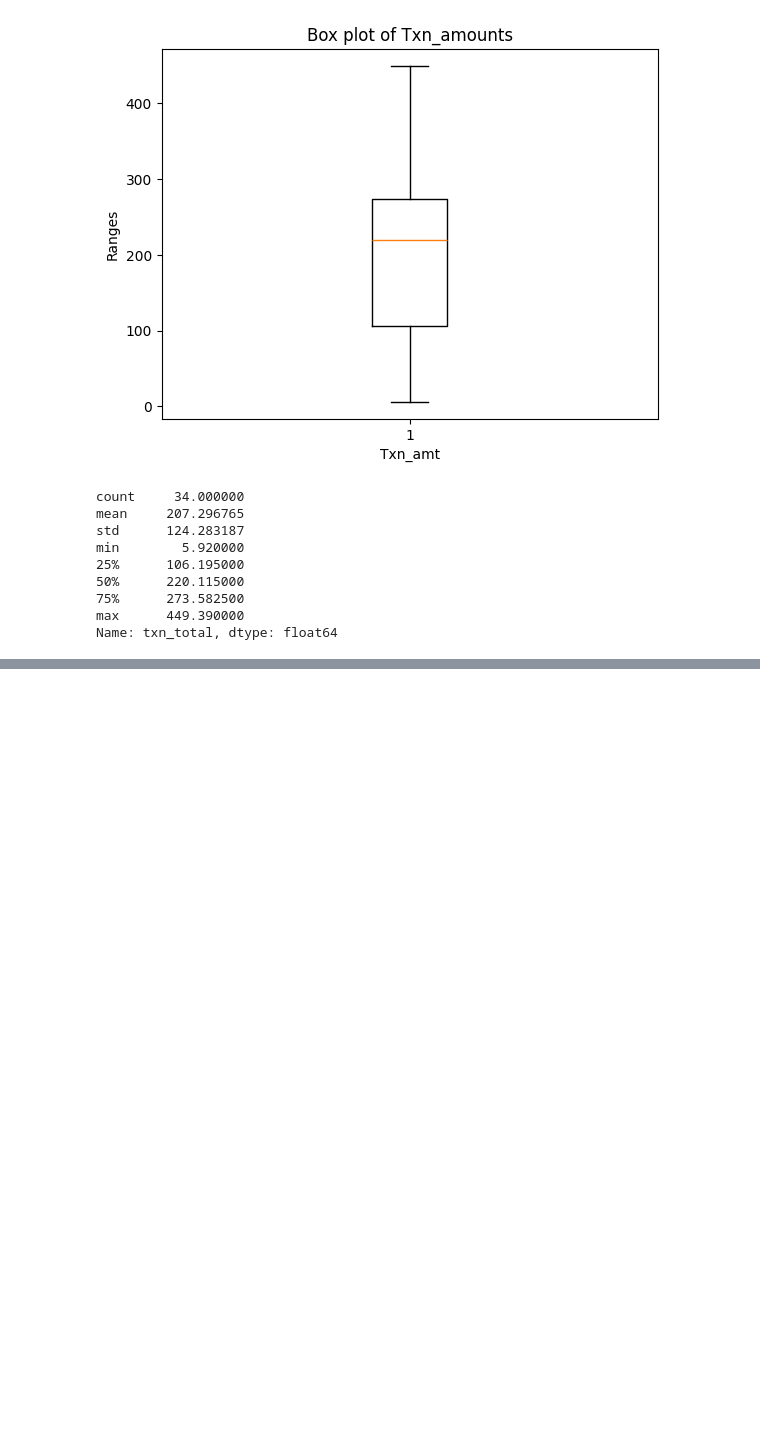
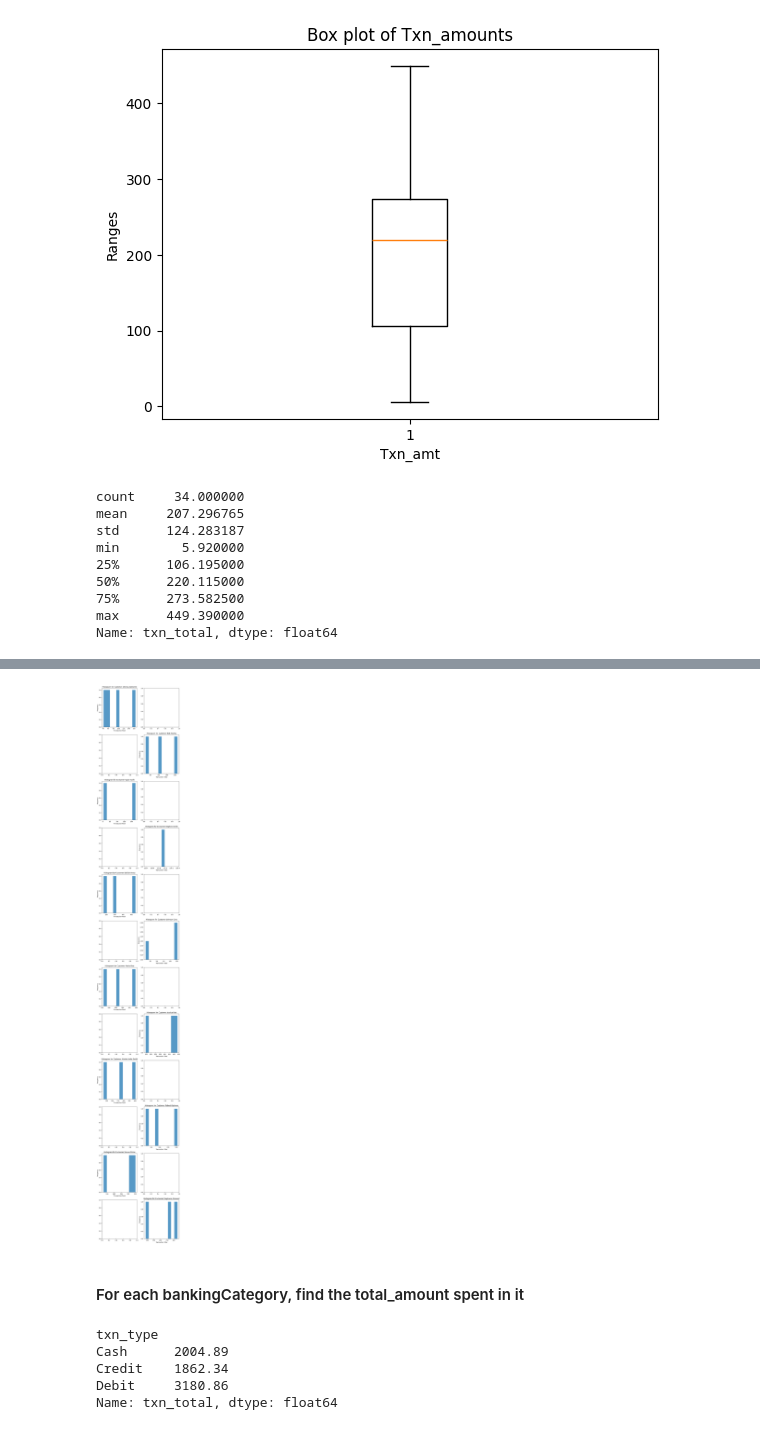
Before and after one commit to PrajwalLuitel/lambton_college_assessments, a Jupyter notebook: data_visualization/class_practice/week2.ipynb, the cells around one changed output, grey strips where cells are left out. Saved outputs shown, nothing was run; the diff lists cells and outputs as text; code cells hidden in the pictures; blank space fills up the shorter version.

```diff
--- a/data_visualization/class_practice/week2.ipynb
+++ b/data_visualization/class_practice/week2.ipynb
@@ -39,0 +52,30 @@ Name: txn_total, dtype: float64
+# %%
+customers = df["Customers"].unique()
+
+num_customers = len(customers)
+fig, axs = plt.subplots(num_customers, 2, figsize=(10, 6 * num_customers))
+
+# Plot a histogram for each customer
+n = 0
+for i, customer in enumerate(customers):
+    if n >1:
+        n=0
+
+    customer_data = df[df['Customers'] == customer]['txn_total']
+    axs[i][n].hist(customer_data, bins=10, alpha=0.75)
+    axs[i][n].set_title(f'Histogram for Customer {customer}')
+    axs[i][n].set_xlabel('Transaction Total')
+    axs[i][n].set_ylabel('Frequency')
+    n += 1
+# %% [output]
+[figure, added]
+# %% [markdown]
+#### For each bankingCategory, find the total_amount spent in it
+# %%
+df.groupby("txn_type")["txn_total"].sum()
+# %% [output]
+txn_type
+Cash      2004.89
+Credit    1862.34
+Debit     3180.86
+Name: txn_total, dtype: float64
```
Also changed, not shown: parts of 2 cells of this notebook.
